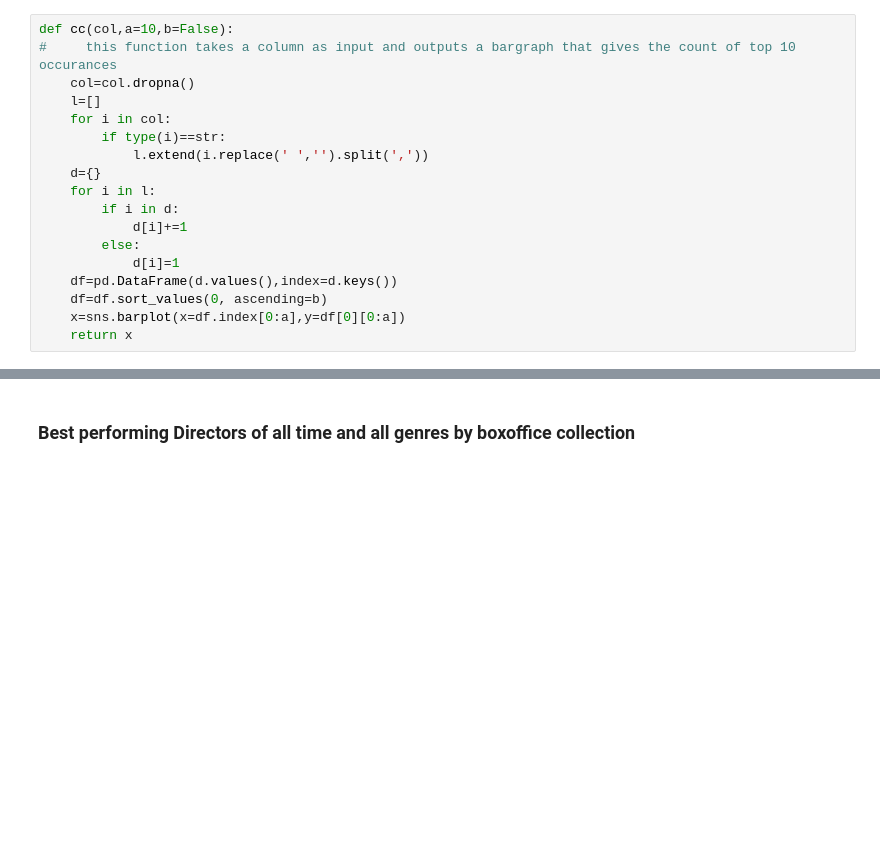
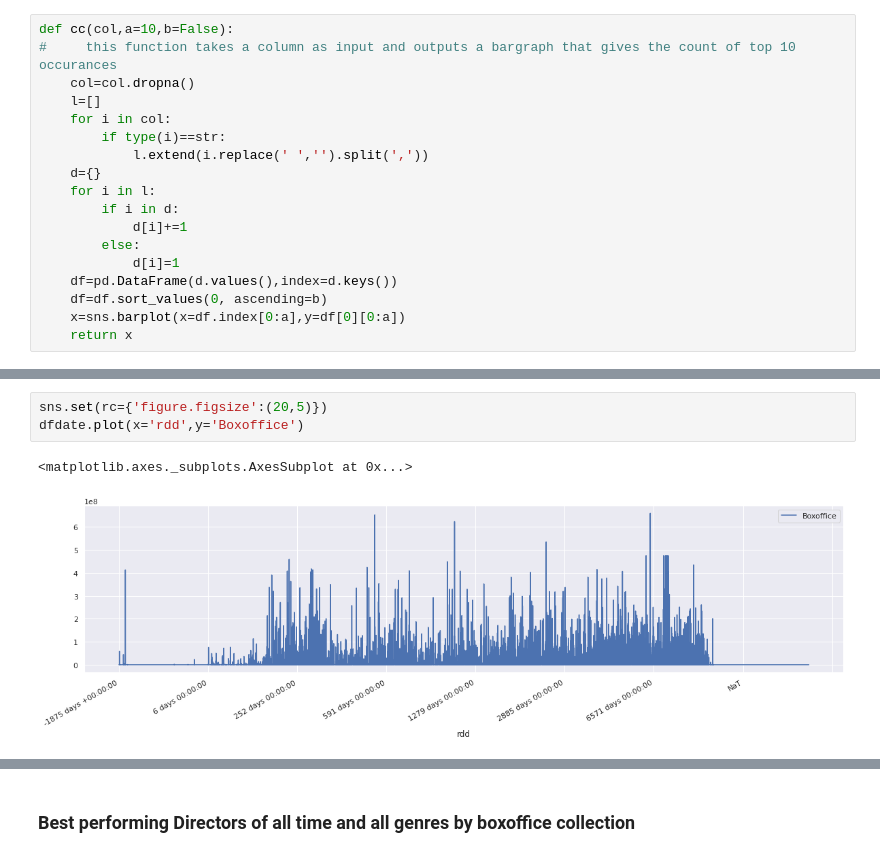
Before and after one commit to rajput-t/netflix_nlp_p1, a Jupyter notebook: Netflix.ipynb, the cells around one changed output, grey strips where cells are left out. Saved outputs shown, nothing was run; the diff lists cells and outputs as text; blank space fills up the shorter version.

```diff
--- a/Netflix.ipynb
+++ b/Netflix.ipynb
@@ -128 +83,7 @@ cc(dfs['Country Availability'])
+# %%
+sns.set(rc={'figure.figsize':(20,5)})
+dfdate.plot(x='rdd',y='Boxoffice')
+# %% [output]
+<matplotlib.axes._subplots.AxesSubplot at 0x...>
+[figure, added]
 # %%
```
Also changed, not shown: parts of 15 cells of this notebook.
